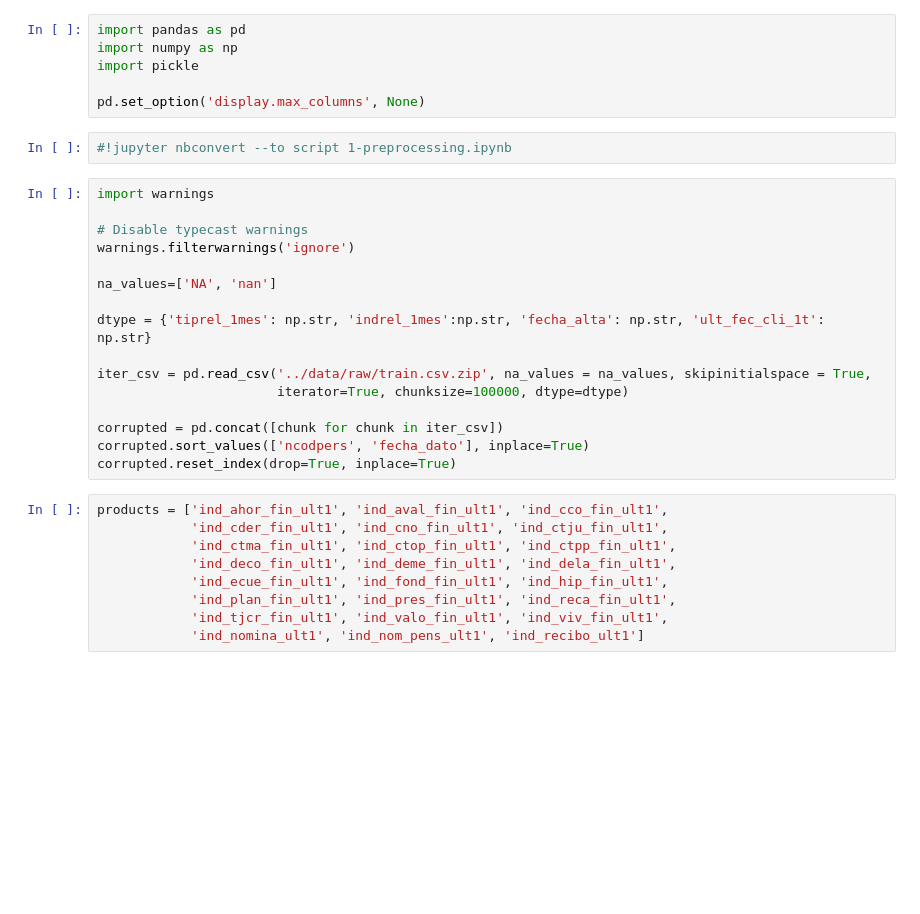
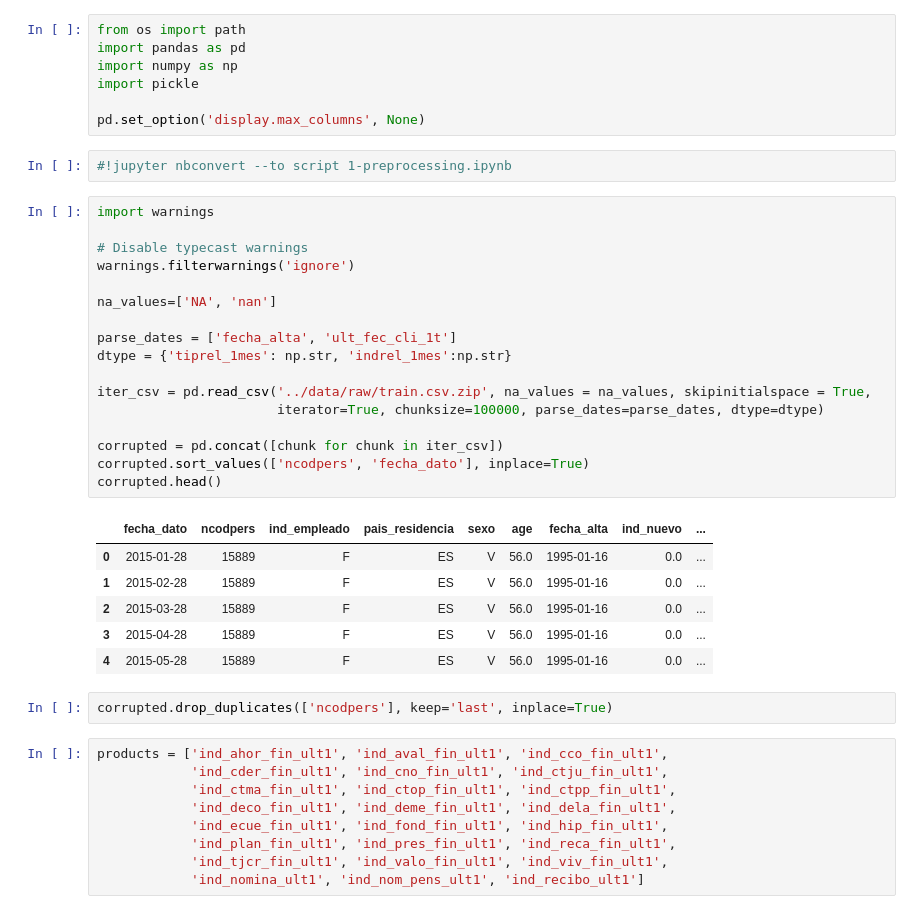
Before and after one commit to PetrShypila/Santander-Competition, a Jupyter notebook: notebooks/1-preprocessing.ipynb, the cells around one changed output. Drawn from its saved outputs; the diff is of its cells as text; blank space fills up the shorter version.

```diff
--- a/notebooks/1-preprocessing.ipynb
+++ b/notebooks/1-preprocessing.ipynb
@@ -1,4 +1,5 @@
 # %%
+from os import path
 import pandas as pd
 import numpy as np
 import pickle
@@ -9,19 +10,29 @@ pd.set_option('display.max_columns', None)
 # %%
 import warnings
 
 # Disable typecast warnings
 warnings.filterwarnings('ignore')
 
 na_values=['NA', 'nan']
 
-dtype = {'tiprel_1mes': np.str, 'indrel_1mes':np.str, 'fecha_alta': np.str, 'ult_fec_cli_1t': np.str}
+parse_dates = ['fecha_alta', 'ult_fec_cli_1t']
+dtype = {'tiprel_1mes': np.str, 'indrel_1mes':np.str}
 
 iter_csv = pd.read_csv('../data/raw/train.csv.zip', na_values = na_values, skipinitialspace = True,
-                       iterator=True, chunksize=100000, dtype=dtype)
+                       iterator=True, chunksize=100000, parse_dates=parse_dates, dtype=dtype)
 
 corrupted = pd.concat([chunk for chunk in iter_csv])
 corrupted.sort_values(['ncodpers', 'fecha_dato'], inplace=True)
-corrupted.reset_index(drop=True, inplace=True)
+corrupted.head()
+# %% [output]
+|  | fecha_dato | ncodpers | ind_empleado | pais_residencia | sexo | age | fecha_alta | ind_nuevo | ... |
+| 0 | 2015-01-28 | 15889 | F | ES | V | 56.0 | 1995-01-16 | 0.0 | ... |
+| 1 | 2015-02-28 | 15889 | F | ES | V | 56.0 | 1995-01-16 | 0.0 | ... |
+| 2 | 2015-03-28 | 15889 | F | ES | V | 56.0 | 1995-01-16 | 0.0 | ... |
+| 3 | 2015-04-28 | 15889 | F | ES | V | 56.0 | 1995-01-16 | 0.0 | ... |
+| 4 | 2015-05-28 | 15889 | F | ES | V | 56.0 | 1995-01-16 | 0.0 | ... |
+# %%
+corrupted.drop_duplicates(['ncodpers'], keep='last', inplace=True)
 # %%
 products = ['ind_ahor_fin_ult1', 'ind_aval_fin_ult1', 'ind_cco_fin_ult1',
             'ind_cder_fin_ult1', 'ind_cno_fin_ult1', 'ind_ctju_fin_ult1',
```
Also changed, not shown: parts of 8 cells of this notebook, 1 other file.
